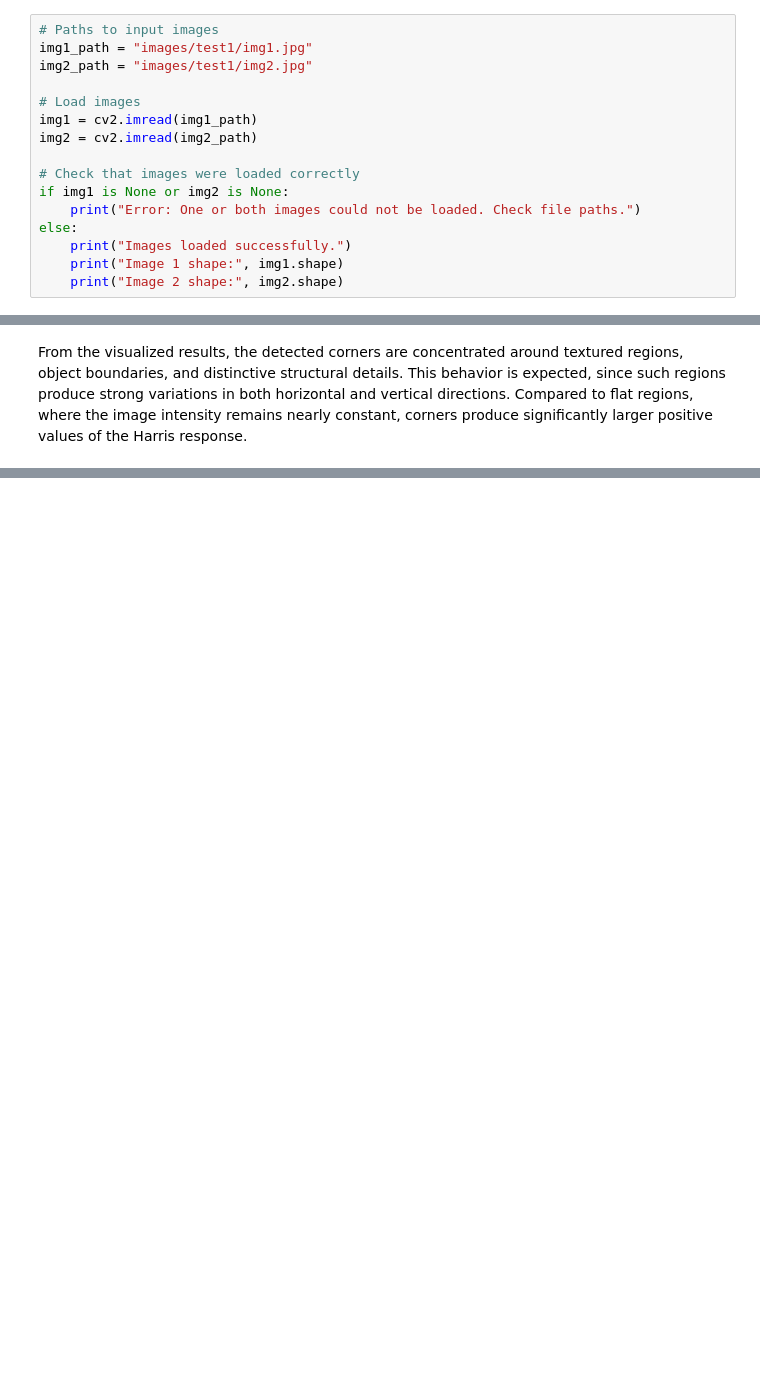
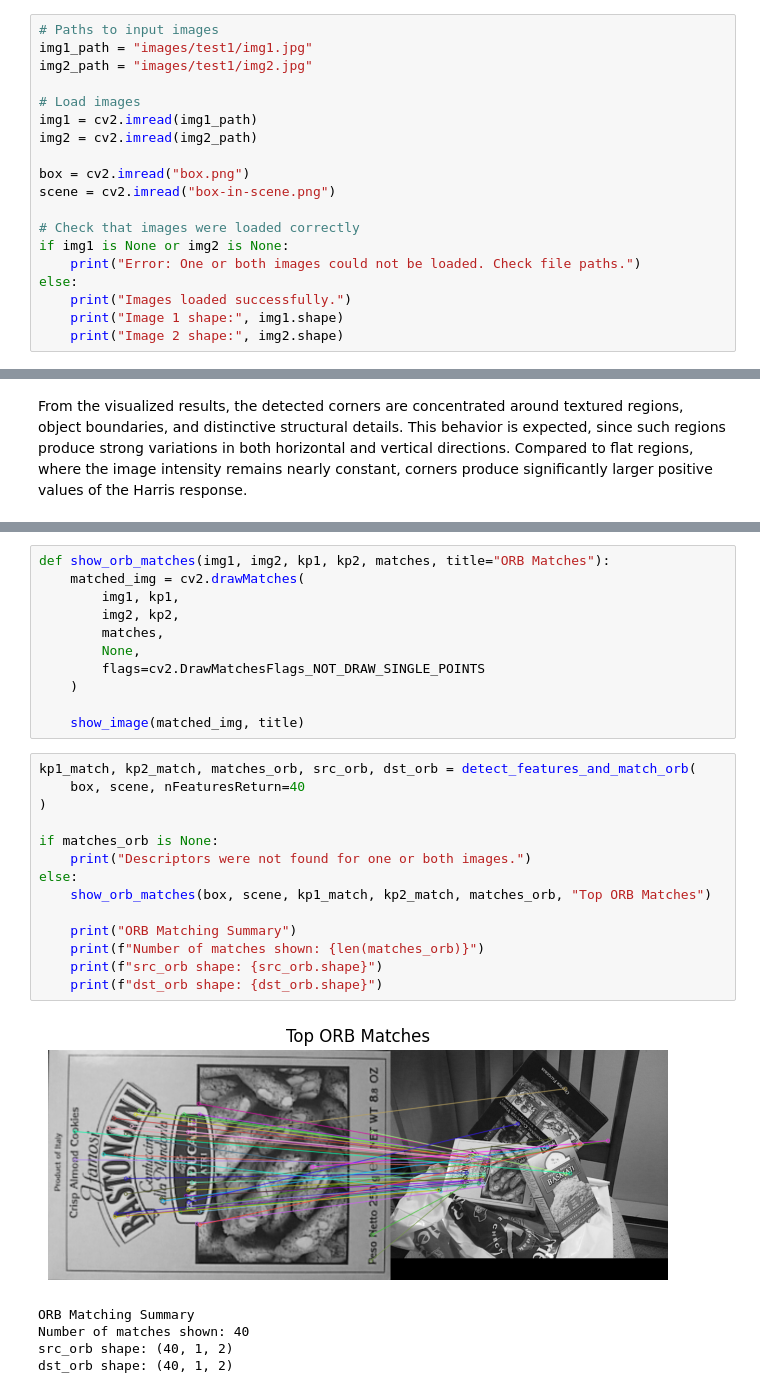
Before and after one commit to khimiakk/Panorama, a Jupyter notebook: superpanorama.ipynb, the cells around one changed output, grey strips where cells are left out. Saved outputs shown, nothing was run; the diff lists cells and outputs as text; blank space fills up the shorter version.

Commit message:
added orb and orb matching to ipynb

```diff
--- a/superpanorama.ipynb
+++ b/superpanorama.ipynb
@@ -61,6 +61,9 @@ img2_path = "images/test1/img2.jpg"
 img1 = cv2.imread(img1_path)
 img2 = cv2.imread(img2_path)
 
+box = cv2.imread("box.png")
+scene = cv2.imread("box-in-scene.png")
+
 # Check that images were loaded correctly
 if img1 is None or img2 is None:
     print("Error: One or both images could not be loaded. Check file paths.")
@@ -322,0 +432,31 @@ From the visualized results, the detected corners are concentrated around textur
+# %%
+def show_orb_matches(img1, img2, kp1, kp2, matches, title="ORB Matches"):
+    matched_img = cv2.drawMatches(
+        img1, kp1,
+        img2, kp2,
+        matches,
+        None,
+        flags=cv2.DrawMatchesFlags_NOT_DRAW_SINGLE_POINTS
+    )
+
+    show_image(matched_img, title)
+# %%
+kp1_match, kp2_match, matches_orb, src_orb, dst_orb = detect_features_and_match_orb(
+    box, scene, nFeaturesReturn=40
+)
+
+if matches_orb is None:
+    print("Descriptors were not found for one or both images.")
+else:
+    show_orb_matches(box, scene, kp1_match, kp2_match, matches_orb, "Top ORB Matches")
+
+    print("ORB Matching Summary")
+    print(f"Number of matches shown: {len(matches_orb)}")
+    print(f"src_orb shape: {src_orb.shape}")
+    print(f"dst_orb shape: {dst_orb.shape}")
+# %% [output]
+[figure, added]
+ORB Matching Summary
+Number of matches shown: 40
+src_orb shape: (40, 1, 2)
+dst_orb shape: (40, 1, 2)
```
Also changed, not shown: parts of 10 cells of this notebook.
